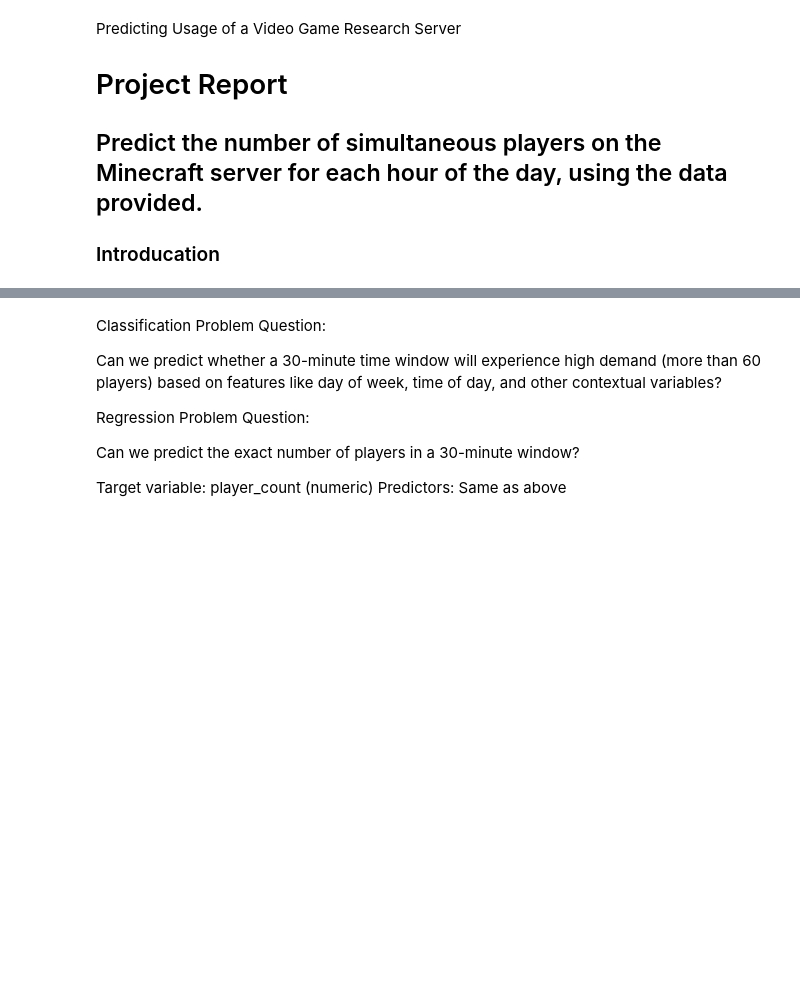
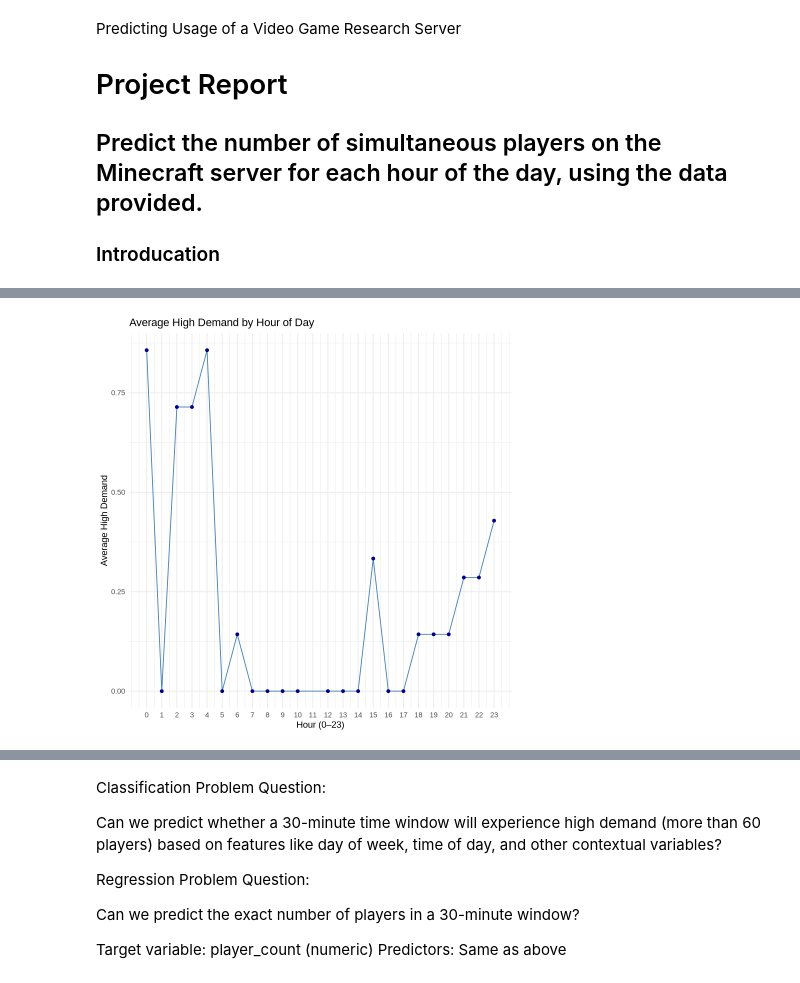
Before and after one commit to ramoladeepika/Ramola_DSCI_100_project_2025, a Jupyter notebook: Dsci_100_project_code.ipynb, the cells around one changed output, grey strips where cells are left out. Drawn from its saved outputs; the diff is of its cells as text; code cells hidden in the pictures; blank space fills up the shorter version.

```diff
--- a/Dsci_100_project_code.ipynb
+++ b/Dsci_100_project_code.ipynb
@@ -145,0 +109,5 @@ players_test_predictions |> pull(experience) |> levels()
+# %%
+full_data <- full_data |>
+  mutate(hour = hour(session_start),
+         wday = wday(session_start, label = TRUE))
+head(full_data)
@@ -145,0 +124,7 @@ players_test_predictions |> pull(experience) |> levels()
+# %%
+full_data <- full_data |>
+  mutate(
+    Age = as.numeric(scale(Age)),
+    played_hours = as.numeric(scale(played_hours))
+  )
+head(full_data)
@@ -145,0 +144,13 @@ players_test_predictions |> pull(experience) |> levels()
+# %%
+full_data_summary <- full_data |>
+  group_by(hour, wday) |>
+  summarise(player_count = n(), .groups = "drop")
+
+threshold <- full_data_summary |>
+  pull(player_count) |>
+  quantile(0.75)
+
+full_data_summary <- full_data_summary |>
+  mutate(high_demand = ifelse(player_count > threshold, 1, 0))
+
+tail(full_data_summary)
@@ -145,0 +167,5 @@ players_test_predictions |> pull(experience) |> levels()
+# %%
+data_summary <- full_data_summary |>
+    mutate(wday_num = as.numeric(wday)) |>
+    select(hour, wday_num, high_demand)
+tail(data_summary)
@@ -145,0 +182,14 @@ players_test_predictions |> pull(experience) |> levels()
+# %%
+data_summary_plot <- data_summary |>
+  group_by(hour) |>
+  summarise(avg_demand = mean(high_demand, na.rm = TRUE)) |>
+  ggplot(aes(x = hour, y = avg_demand)) +
+  geom_line(color = "steelblue") +
+  geom_point(color = "darkblue") +
+  labs(title = "Average High Demand by Hour of Day",
+       x = "Hour (0–23)", y = "Average High Demand") +
+  scale_x_continuous(breaks = 0:23) +
+  theme_minimal()
+data_summary_plot
+# %% [output]
+[figure, added]
```
Also changed, not shown: parts of 26 cells of this notebook.
